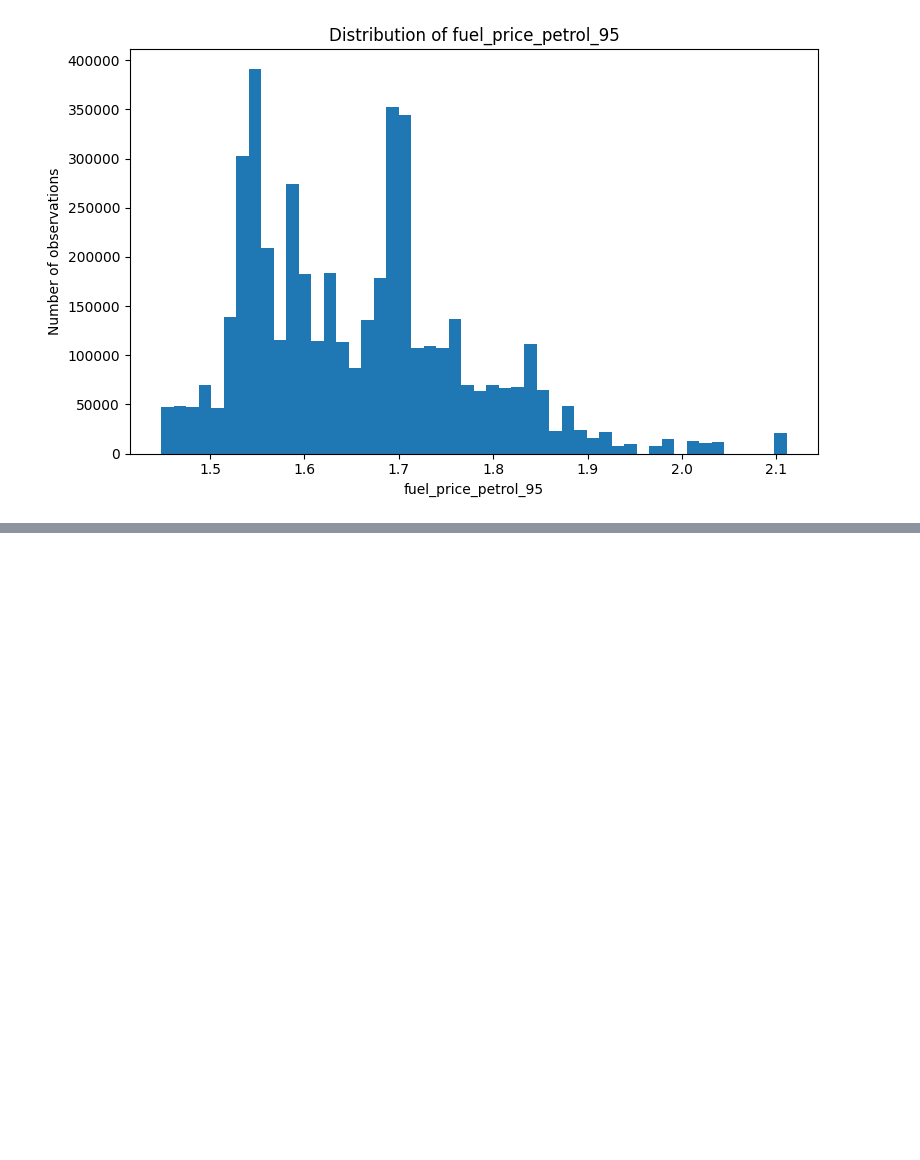
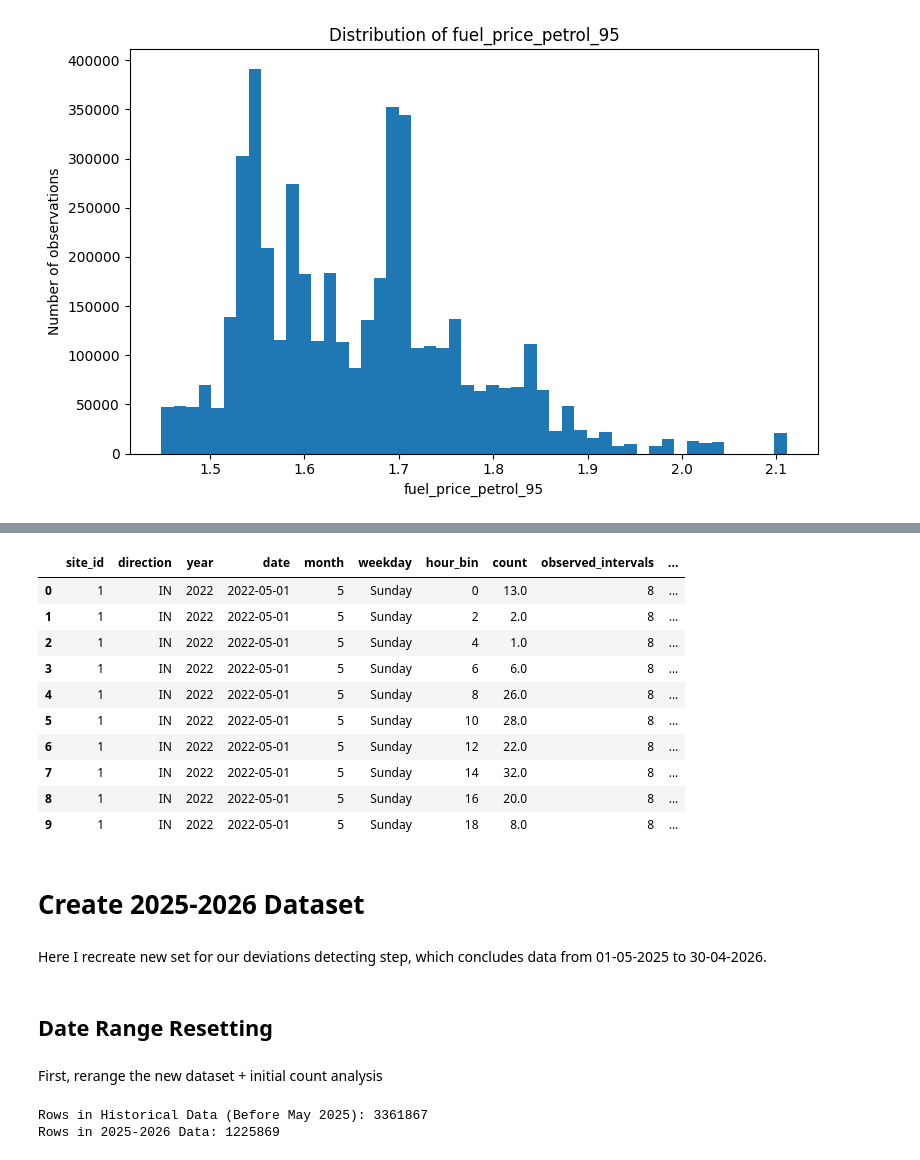
Before and after one commit to annasolodka/mda-cycling-traffic-analysis, a Jupyter notebook: notebooks/03_exploratory_data_analysis.ipynb, the cells around one changed output, grey strips where cells are left out. Cells and saved outputs as stored; diff of their text form; code cells hidden in the pictures; blank space fills up the shorter version.

Commit message:
Save current exploratory data analysis work

```diff
--- a/notebooks/03_exploratory_data_analysis.ipynb
+++ b/notebooks/03_exploratory_data_analysis.ipynb
@@ -421,0 +637,25 @@ for variable in continuous_variables:
+# %%
+# Dictionary mapping the 5 Flemish provinces to the Flanders region
+province_to_region = {
+    'Antwerp': 'Flanders',
+    'East Flanders': 'Flanders',
+    'Flemish Brabant': 'Flanders',
+    'Limburg': 'Flanders',
+    'West Flanders': 'Flanders'
+}
+
+# 1. Fill in 'Flanders' for any row that has one of the 5 provinces
+counts_model_adding_geopy['geopy_region'] = counts_model_adding_geopy['geopy_province'].map(province_to_region).fillna(counts_model_adding_geopy['geopy_region'])
+
+# 2. Fix Brussels (Set province to 'Brussels' where region is 'Brussels-Capital')
+counts_model_adding_geopy.loc[counts_model_adding_geopy['geopy_region'] == 'Brussels-Capital', 'geopy_province'] = 'Brussels'
+
+# Check the final cleaned results
+print("\n--- FINAL REGION BREAKDOWN ---")
+print(counts_model_adding_geopy['geopy_region'].value_counts(dropna=False))
+
+print("\n--- FINAL PROVINCE BREAKDOWN ---")
+print(counts_model_adding_geopy['geopy_province'].value_counts(dropna=False))
+
+print("\n--- MUNICIPALITY BREAKDOWN (Top 10) ---")
+print(counts_model_adding_geopy['geopy_municipality'].value_counts(dropna=False))
@@ -421,0 +680,39 @@ for variable in continuous_variables:
+# %%
+pd.set_option("display.max_rows", None)
+counts_model_adding_geopy.head(10)
+# %% [output]
+|  | site_id | direction | year | date | month | weekday | hour_bin | count | observed_intervals | ... |
+| 0 | 1 | IN | 2022 | 2022-05-01 | 5 | Sunday | 0 | 13.0 | 8 | ... |
+| 1 | 1 | IN | 2022 | 2022-05-01 | 5 | Sunday | 2 | 2.0 | 8 | ... |
+| 2 | 1 | IN | 2022 | 2022-05-01 | 5 | Sunday | 4 | 1.0 | 8 | ... |
+| 3 | 1 | IN | 2022 | 2022-05-01 | 5 | Sunday | 6 | 6.0 | 8 | ... |
+| 4 | 1 | IN | 2022 | 2022-05-01 | 5 | Sunday | 8 | 26.0 | 8 | ... |
+| 5 | 1 | IN | 2022 | 2022-05-01 | 5 | Sunday | 10 | 28.0 | 8 | ... |
+| 6 | 1 | IN | 2022 | 2022-05-01 | 5 | Sunday | 12 | 22.0 | 8 | ... |
+| 7 | 1 | IN | 2022 | 2022-05-01 | 5 | Sunday | 14 | 32.0 | 8 | ... |
+| 8 | 1 | IN | 2022 | 2022-05-01 | 5 | Sunday | 16 | 20.0 | 8 | ... |
+| 9 | 1 | IN | 2022 | 2022-05-01 | 5 | Sunday | 18 | 8.0 | 8 | ... |
+# %% [markdown]
+# Create 2025-2026 Dataset
+# %% [markdown]
+Here I recreate new set for our deviations detecting step, which concludes data from 01-05-2025 to 30-04-2026.
+# %% [markdown]
+## Date Range Resetting
+# %% [markdown]
+First, rerange the new dataset + initial count analysis
+# %%
+# Ensure the date column is in a proper datetime format for safe comparison
+counts_model_adding_geopy['date'] = pd.to_datetime(counts_model_adding_geopy['date'])
+
+start_date = pd.to_datetime('2025-05-01')
+end_date = pd.to_datetime('2026-04-30')
+
+# Split the data into historical (training) and the new 2025-2026 period
+historical_data = counts_model_adding_geopy[counts_model_adding_geopy['date'] < start_date]
+data_20252026 = counts_model_adding_geopy[(counts_model_adding_geopy['date'] >= start_date) & (counts_model_adding_geopy['date'] <= end_date)]
+
+print(f"Rows in Historical Data (Before May 2025): {len(historical_data)}")
+print(f"Rows in 2025-2026 Data: {len(data_20252026)}\n")
+# %% [output]
+Rows in Historical Data (Before May 2025): 3361867
+Rows in 2025-2026 Data: 1225869
```
Also changed, not shown: parts of 68 cells of this notebook.
